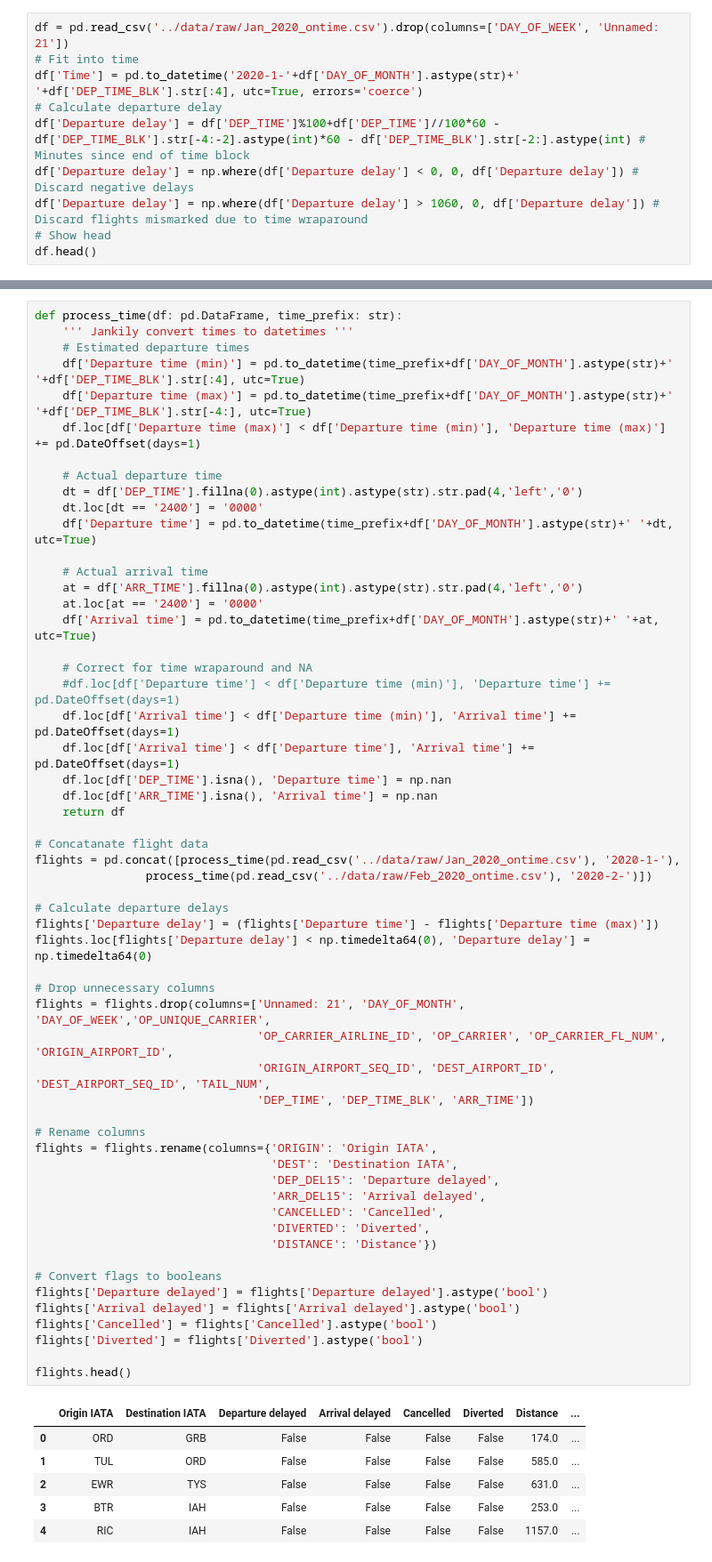
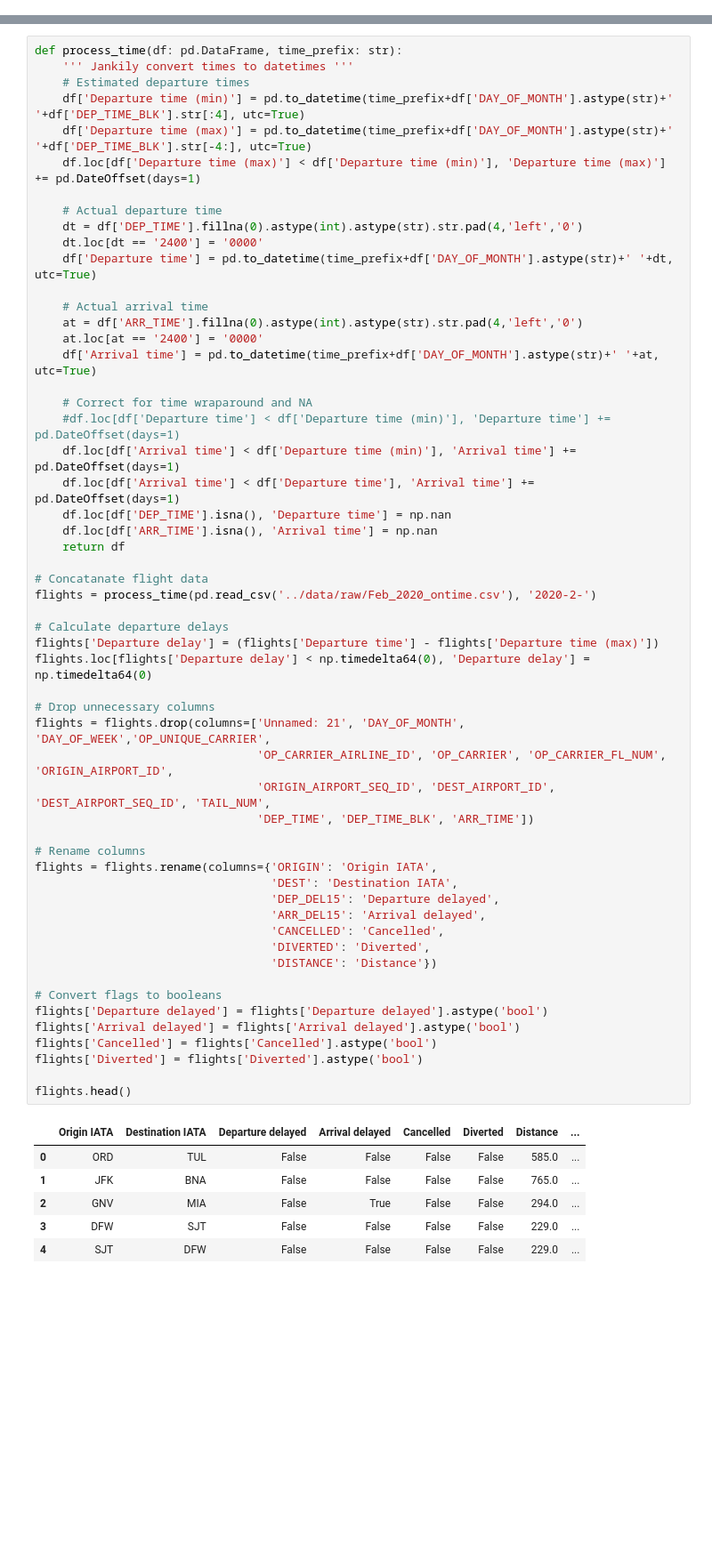
Before and after one commit to ubco-W2022T2-data301/project-group-group05, a Jupyter notebook: analysis/analysis_bradan.ipynb, the cells around one changed output, grey strips where cells are left out. Shown: that part at 89% size. Saved outputs shown, nothing was run; the diff lists cells and outputs as text; blank space fills up the shorter version.

```diff
--- a/analysis/analysis_bradan.ipynb
+++ b/analysis/analysis_bradan.ipynb
@@ -46,10 +0,0 @@ sns.set_theme(style='white', font_scale=1.2, palette='bright')
-# %%
-df = pd.read_csv('../data/raw/Jan_2020_ontime.csv').drop(columns=['DAY_OF_WEEK', 'Unnamed: 21'])
-# Fit into time
-df['Time'] = pd.to_datetime('2020-1-'+df['DAY_OF_MONTH'].astype(str)+' '+df['DEP_TIME_BLK'].str[:4], utc=True, errors='coerce')
-# Calculate departure delay
-df['Departure delay'] = df['DEP_TIME']%100+df['DEP_TIME']//100*60 - df['DEP_TIME_BLK'].str[-4:-2].astype(int)*60 - df['DEP_TIME_BLK'].str[-2:].astype(int) # Minutes since end of time block
-df['Departure delay'] = np.where(df['Departure delay'] < 0, 0, df['Departure delay']) # Discard negative delays
-df['Departure delay'] = np.where(df['Departure delay'] > 1060, 0, df['Departure delay']) # Discard flights mismarked due to time wraparound
-# Show head
-df.head()
@@ -193,39 +220,38 @@ def process_time(df: pd.DataFrame, time_prefix: str):
     return df
 
 # Concatanate flight data
-flights = pd.concat([process_time(pd.read_csv('../data/raw/Jan_2020_ontime.csv'), '2020-1-'),
-                process_time(pd.read_csv('../data/raw/Feb_2020_ontime.csv'), '2020-2-')])
+flights = process_time(pd.read_csv('../data/raw/Feb_2020_ontime.csv'), '2020-2-')
 
 # Calculate departure delays
 flights['Departure delay'] = (flights['Departure time'] - flights['Departure time (max)'])
 flights.loc[flights['Departure delay'] < np.timedelta64(0), 'Departure delay'] = np.timedelta64(0)
 
 # Drop unnecessary columns
 flights = flights.drop(columns=['Unnamed: 21', 'DAY_OF_MONTH', 'DAY_OF_WEEK','OP_UNIQUE_CARRIER',
                                 'OP_CARRIER_AIRLINE_ID', 'OP_CARRIER', 'OP_CARRIER_FL_NUM', 'ORIGIN_AIRPORT_ID',
                                 'ORIGIN_AIRPORT_SEQ_ID', 'DEST_AIRPORT_ID', 'DEST_AIRPORT_SEQ_ID', 'TAIL_NUM',
                                 'DEP_TIME', 'DEP_TIME_BLK', 'ARR_TIME'])
 
 # Rename columns
 flights = flights.rename(columns={'ORIGIN': 'Origin IATA',
                                   'DEST': 'Destination IATA',
                                   'DEP_DEL15': 'Departure delayed',
                                   'ARR_DEL15': 'Arrival delayed',
                                   'CANCELLED': 'Cancelled',
                                   'DIVERTED': 'Diverted',
                                   'DISTANCE': 'Distance'})
 
 # Convert flags to booleans
 flights['Departure delayed'] = flights['Departure delayed'].astype('bool')
 flights['Arrival delayed'] = flights['Arrival delayed'].astype('bool')
 flights['Cancelled'] = flights['Cancelled'].astype('bool')
 flights['Diverted'] = flights['Diverted'].astype('bool')
 
 flights.head()
 # %% [output]
 |  | Origin IATA | Destination IATA | Departure delayed | Arrival delayed | Cancelled | Diverted | Distance | ... |
-| 0 | ORD | GRB | False | False | False | False | 174.0 | ... |
-| 1 | TUL | ORD | False | False | False | False | 585.0 | ... |
-| 2 | EWR | TYS | False | False | False | False | 631.0 | ... |
-| 3 | BTR | IAH | False | False | False | False | 253.0 | ... |
-| 4 | RIC | IAH | False | False | False | False | 1157.0 | ... |
+| 0 | ORD | TUL | False | False | False | False | 585.0 | ... |
+| 1 | JFK | BNA | False | False | False | False | 765.0 | ... |
+| 2 | GNV | MIA | False | True | False | False | 294.0 | ... |
+| 3 | DFW | SJT | False | False | False | False | 229.0 | ... |
+| 4 | SJT | DFW | False | False | False | False | 229.0 | ... |
```
Also changed, not shown: parts of 72 cells of this notebook, 3 other files.
